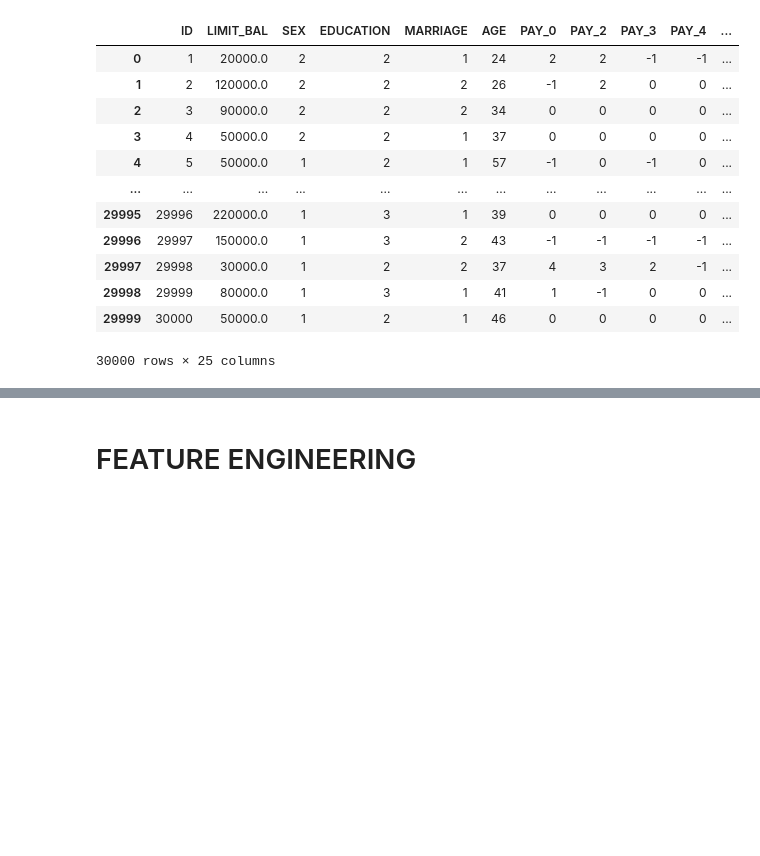
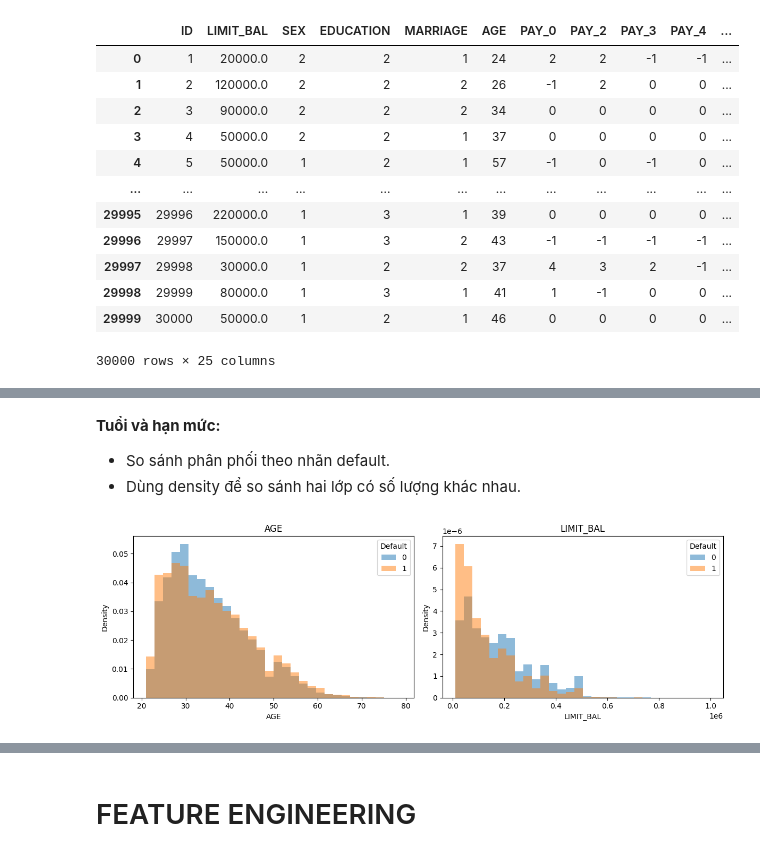
Before and after one commit to baokhanh1410/statistic, a Jupyter notebook: notebook.ipynb, the cells around one changed output, grey strips where cells are left out. Cells and saved outputs as stored; diff of their text form; code cells hidden in the pictures; blank space fills up the shorter version.

```diff
--- a/notebook.ipynb
+++ b/notebook.ipynb
@@ -80,0 +104,18 @@ df_raw
+# %% [markdown]
+**Tuổi và hạn mức:**
++ So sánh phân phối theo nhãn default.
++ Dùng density để so sánh hai lớp có số lượng khác nhau.
+# %%
+fig, axes = plt.subplots(1, 2, figsize=(12, 4))
+for ax, col in zip(axes, ['AGE', 'LIMIT_BAL']):
+    bins = np.histogram_bin_edges(df_raw[col], bins=30)
+    for label in [0, 1]:
+        df_raw.loc[df_raw[TARGET] == label, col].plot.hist(
+            bins=bins, density=True, alpha=0.5, label=str(label), ax=ax
+        )
+    ax.set(xlabel=col, ylabel='Density', title=col)
+    ax.legend(title='Default')
+plt.tight_layout()
+plt.show()
+# %% [output]
+[figure, added]
```
Also changed, not shown: parts of 37 cells of this notebook.
